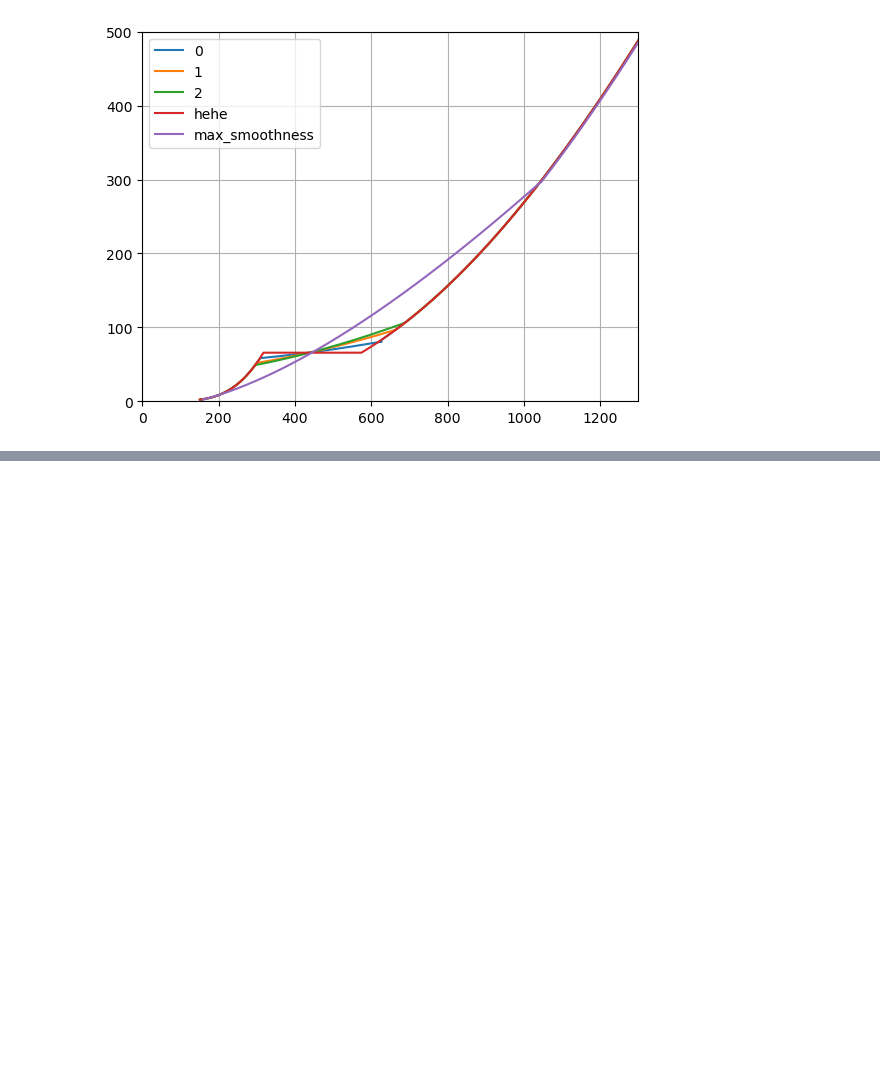
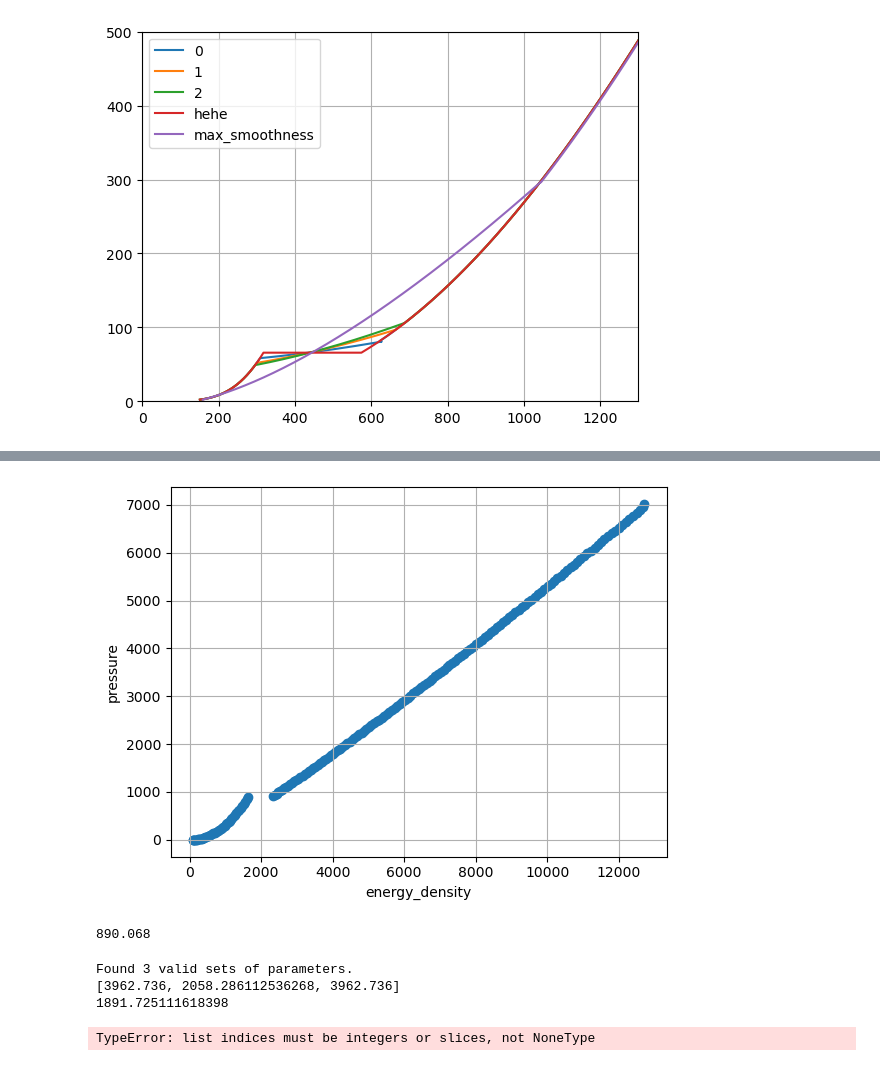
Before and after one commit to katta626/Phase_Transition, a Jupyter notebook: code/Relation_Codes/eos_mixed_phase.ipynb, the cells around one changed output, grey strips where cells are left out. Saved outputs shown, nothing was run; the diff lists cells and outputs as text; code cells hidden in the pictures; blank space fills up the shorter version.

```diff
--- a/code/Relation_Codes/eos_mixed_phase.ipynb
+++ b/code/Relation_Codes/eos_mixed_phase.ipynb
@@ -387,0 +476,26 @@ plt.show()
+# %%
+cols_mu_had = np.array(cols_energy_had[:46])
+cols_mu_q  = np.array(cols_energy_q[60:])
+
+cols_p_had = np.array(cols_pressure_had[:46])
+cols_p_q  = np.array(cols_pressure_q[60:])
+# %%
+cols_mu = np.concatenate((cols_mu_had, cols_mu_q))
+cols_p = np.concatenate((cols_p_had, cols_p_q))
+# %%
+cols_n_had, cols_n_q = np.gradient(cols_pressure_had, cols_energy_had), np.gradient(cols_pressure_q, cols_energy_q)
+cols_n = np.concatenate((cols_n_had[:46], cols_n_q[60:]))
+
+cols_e = (cols_n*cols_mu) - cols_p
+# %%
+plt.scatter(cols_e, cols_p)
+plt.xlabel('energy_density')
+plt.ylabel('pressure')
+plt.grid()
+plt.show()
+# %% [output]
+[figure, added]
+# %%
+cols_p_had[-1]
+# %% [output]
+890.068
@@ -387,0 +506,7 @@ plt.show()
+# %%
+P_arr_dp, E_arr_dp, number_density_dp, mu_arr_dp = smoothness_eos(pressure = cols_p, mu = cols_mu, number_density = cols_n, p_crit = cols_p_had[-1], mu_crit = cols_mu_had[-1])
+# %% [output]
+Found 3 valid sets of parameters.
+[3962.736, 2058.286112536268, 3962.736]
+1891.725111618398
+TypeError: list indices must be integers or slices, not NoneType
```
Also changed, not shown: parts of 15 cells of this notebook, 2 other files.
